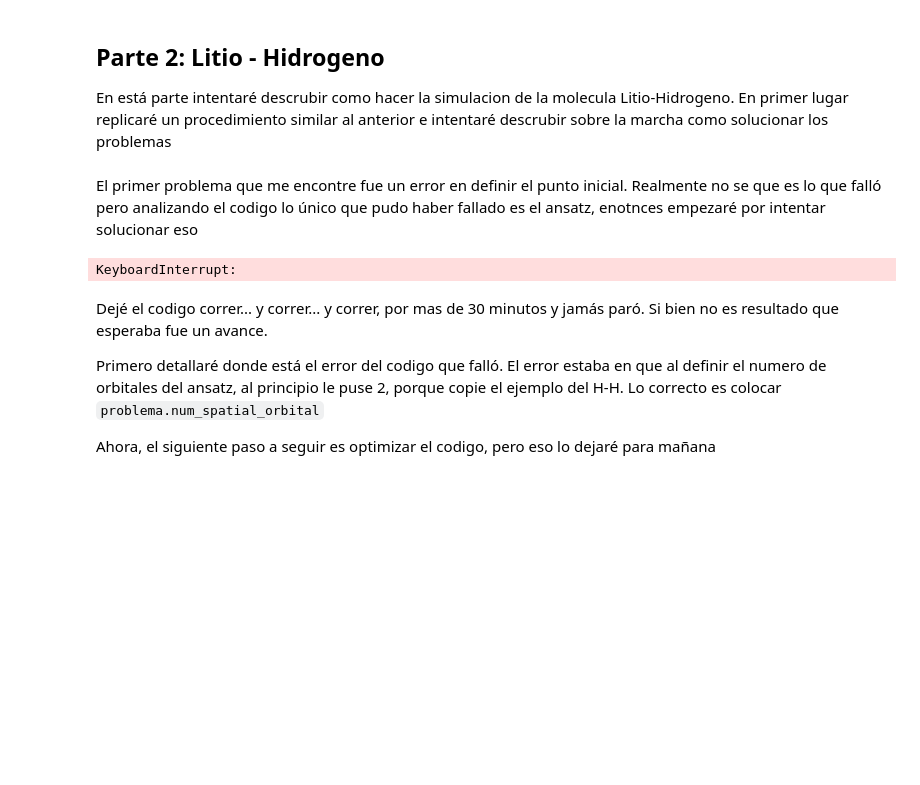
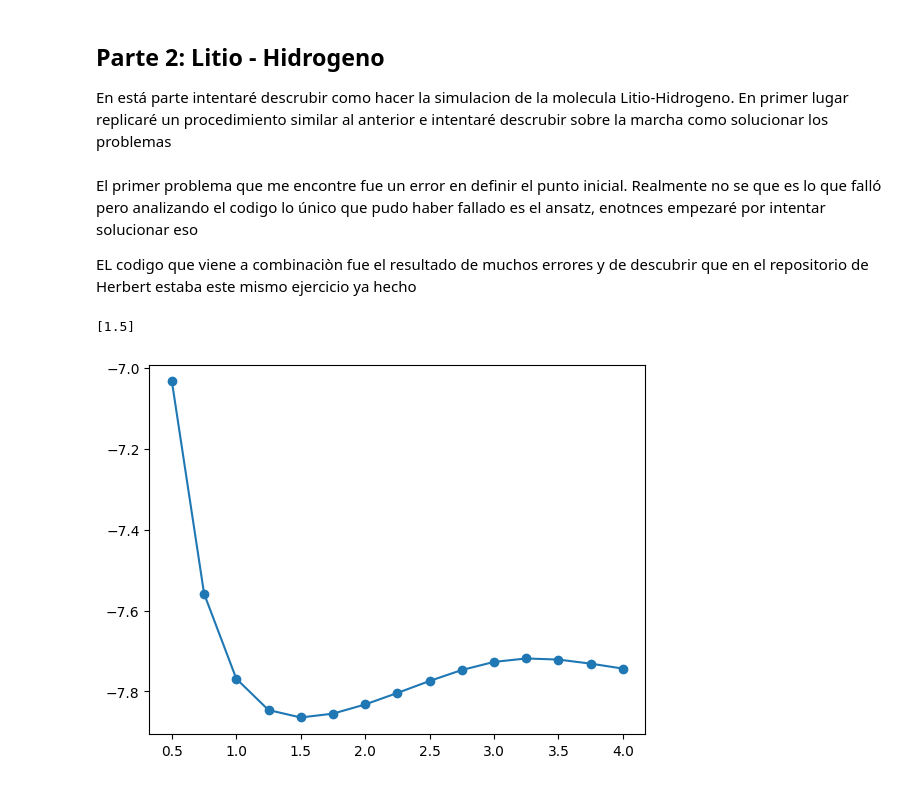
Before and after one commit to jervaal/IPRE-VQE, a Jupyter notebook: try.ipynb, the cells around one changed output. Saved outputs shown, nothing was run; the diff lists cells and outputs as text; code cells hidden in the pictures; blank space fills up the shorter version.

```diff
--- a/try.ipynb
+++ b/try.ipynb
@@ -293,44 +293,59 @@ for i, d in enumerate(distancias):
     #energias[i] = result.total_energies[0]
 # %% [markdown]
 El primer problema que me encontre fue un error en definir el punto inicial. Realmente no se que es lo que falló pero analizando el codigo lo único que pudo haber fallado es el ansatz, enotnces empezaré por intentar solucionar eso
+
+EL codigo que viene a combinaciòn fue el resultado de muchos errores y de descubrir que en el repositorio de Herbert estaba este mismo ejercicio ya hecho
 # %%
 
-distancias = np.arange(0.25, 4, 0.25)
+from qiskit_nature.second_q.transformers import FreezeCoreTransformer
+from qiskit_nature.second_q.mappers import ParityMapper
 
+distancias = np.arange(0.5, 4.25, 0.25)
 energias = np.zeros(len(distancias))
 
 for i, d in enumerate(distancias):
 
-    driver = PySCFDriver(atom= f'Li 0 0 0 ; H 0 0 {d}')
+    # sto-3g es un tipo de base que usa 3 funciones gaussianas, entre mas  funciones gaussianas, mas preciso pero mas lento
+    driver = PySCFDriver(atom= f'Li 0 0 0; H 0 0 {d}', basis="sto-3g")
     problema = driver.run()
-    fermionic_op = problema.hamiltonian.second_q_op()
-    mapper = JordanWignerMapper()
 
-    sparse_pauli_ham = mapper.map(fermionic_op)
+    # FreezeCoreTransforme es una simplificación en donde se consideran que algunos orbitales estan congelados o inactivos
+    # En este caso se considera que los obitales 4 y 5 estan no activos
+    fc_transformer = FreezeCoreTransformer(remove_orbitals=[4, 5])
 
-    init_state = HartreeFock(num_spatial_orbitals= problema.num_spatial_orbitals,
-            num_particles= problema.num_particles,
-            qubit_mapper= mapper)
-    ansatz = UCCSD(problema.num_spatial_orbitals,
-                   problema.num_particles,
+    problem = fc_transformer.transform(problema) #aplicamos la congelación al problema
+
+        #Acà aplicamos otro mapeo distinto al de Jordan-winger, sin embargo tambien tiene como objetivo pasar de fermiones a qubit
+    mapper = ParityMapper(num_particles= (problem.num_alpha, problem.num_beta))
+
+
+        # Acà sigue todo igual
+    ansatz = UCCSD(problem.num_spatial_orbitals,
+                   problem.num_particles,
                    mapper,
-                   initial_state= init_state)
-
+                   initial_state=HartreeFock(
+                       problem.num_spatial_orbitals,
+                       problem.num_particles,
+                       mapper,),
+    )
     vqe = VQE(Estimator(), ansatz, SLSQP())
 
     initial_point = HFInitialPoint()
     initial_point.ansatz = ansatz
-    initial_point.problem = problema
+    initial_point.problem = problem
     vqe.initial_point = initial_point.to_numpy_array()
     solver = GroundStateEigensolver(mapper, vqe)
-    result = solver.solve(problema)
+    result = solver.solve(problem)
 
     energias[i] = result.total_energies[0]
+
+plt.scatter(distancias[:], energias[:])
+plt.plot(distancias[:], energias[:])
+
+minimo = np.min(energias)
+numero = np.where(energias == minimo)
+d_min = distancias[numero]
+print(d_min)
 # %% [output]
-KeyboardInterrupt:
+[1.5]
+[figure, added]
-# %% [markdown]
-Dejé el codigo correr... y correr... y correr, por mas de 30 minutos y jamás paró. Si bien no es resultado que esperaba fue un avance.
-
-Primero detallaré donde está el error del codigo que falló. El error estaba en que al definir el numero de orbitales del ansatz, al principio le puse 2, porque copie el ejemplo del H-H. Lo correcto es colocar `problema.num_spatial_orbital`
-
-Ahora, el siguiente paso a seguir es optimizar el codigo, pero eso lo dejaré para mañana
```
Also changed, not shown: parts of 1 cell of this notebook.
